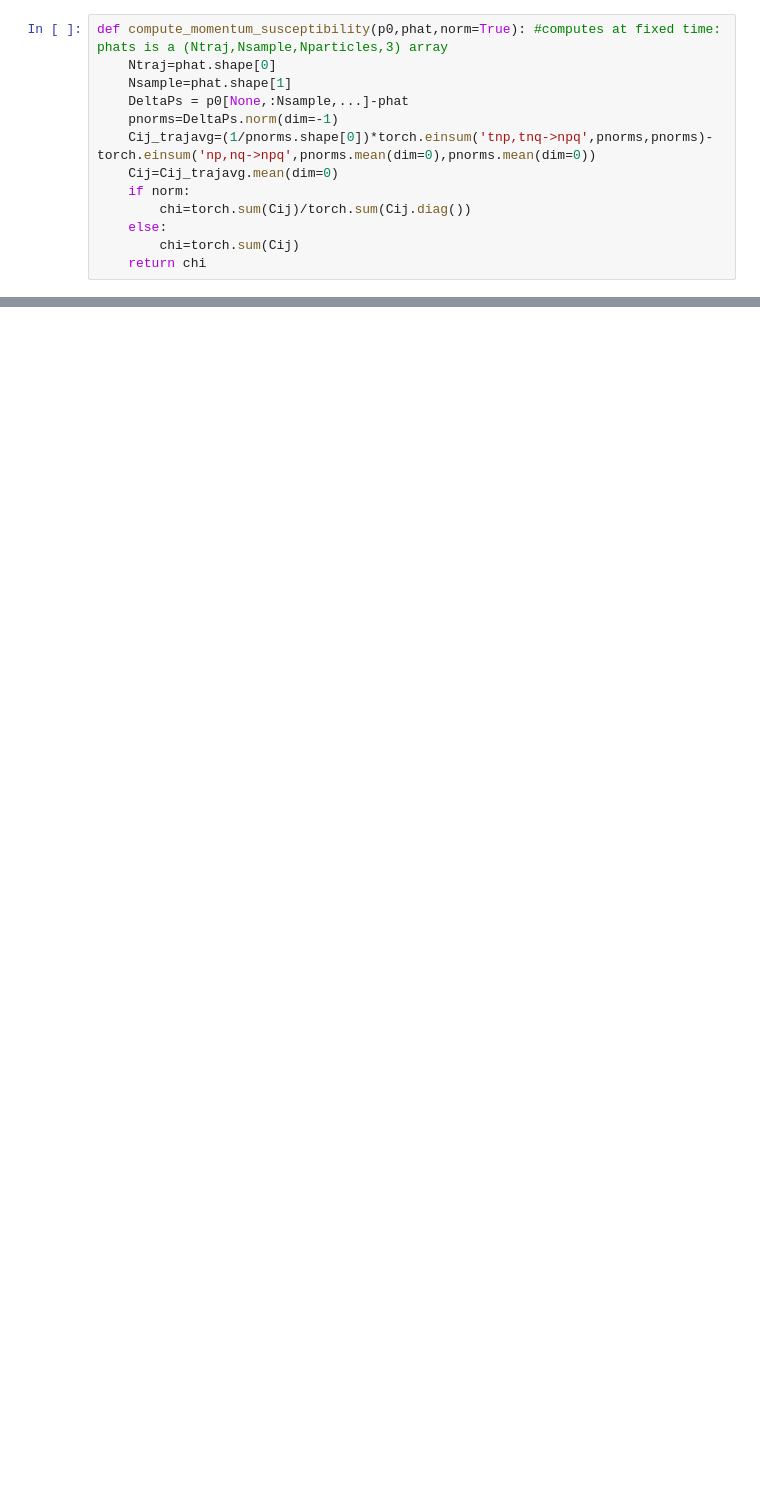
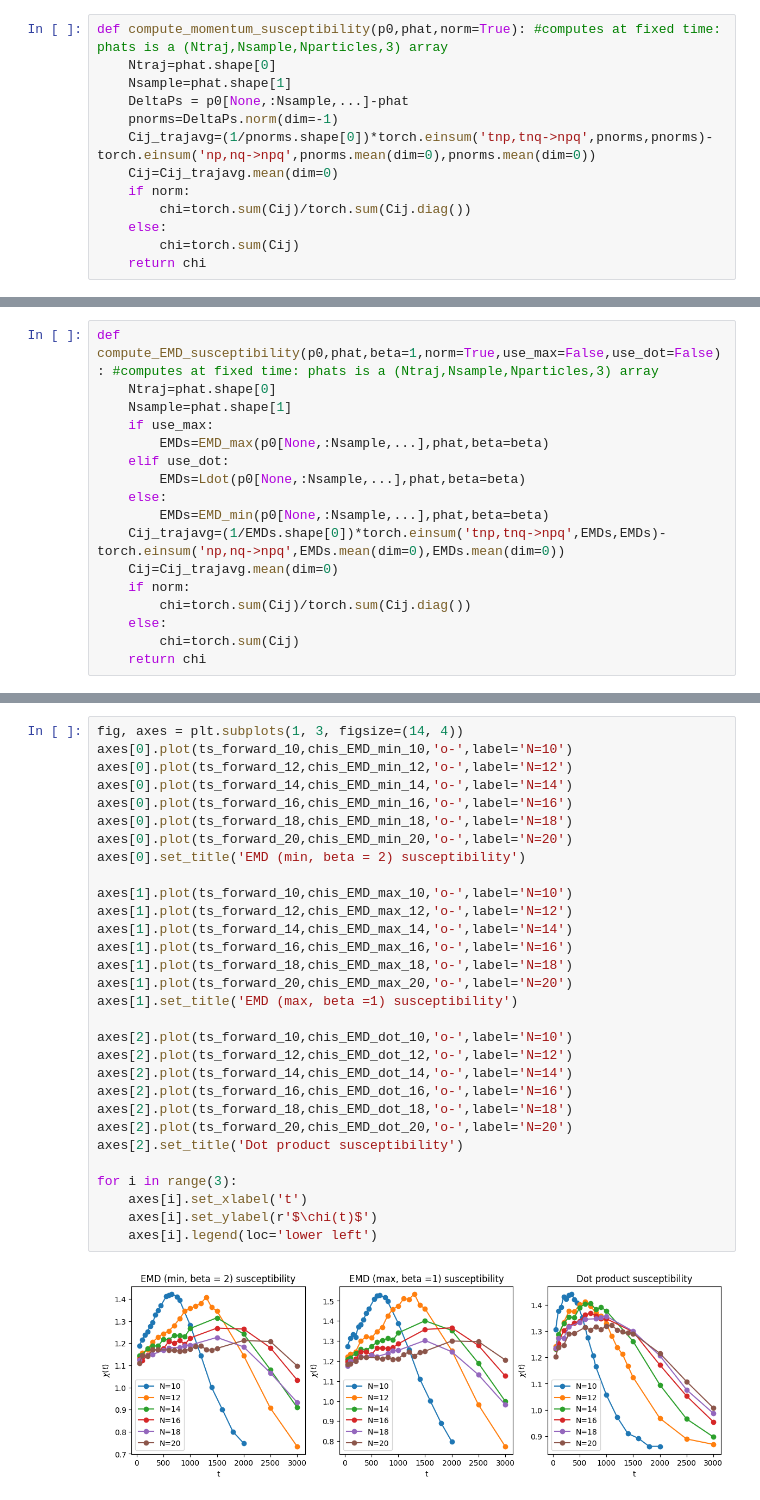
Before and after one commit to ykahn/JetInterpretabilityDiffusion, a Jupyter notebook: susceptibility_YK.ipynb, the cells around one changed output, grey strips where cells are left out. Cells and saved outputs as stored; diff of their text form; blank space fills up the shorter version.

```diff
--- a/susceptibility_YK.ipynb
+++ b/susceptibility_YK.ipynb
@@ -63,0 +217,17 @@ plt.legend(loc='upper right')
+# %%
+def compute_EMD_susceptibility(p0,phat,beta=1,norm=True,use_max=False,use_dot=False): #computes at fixed time: phats is a (Ntraj,Nsample,Nparticles,3) array
+    Ntraj=phat.shape[0]
+    Nsample=phat.shape[1]
+    if use_max:
+        EMDs=EMD_max(p0[None,:Nsample,...],phat,beta=beta)
+    elif use_dot:
+        EMDs=Ldot(p0[None,:Nsample,...],phat,beta=beta)
+    else:
+        EMDs=EMD_min(p0[None,:Nsample,...],phat,beta=beta)
+    Cij_trajavg=(1/EMDs.shape[0])*torch.einsum('tnp,tnq->npq',EMDs,EMDs)- torch.einsum('np,nq->npq',EMDs.mean(dim=0),EMDs.mean(dim=0))
+    Cij=Cij_trajavg.mean(dim=0)
+    if norm:
+        chi=torch.sum(Cij)/torch.sum(Cij.diag())
+    else:
+        chi=torch.sum(Cij)
+    return chi
@@ -63,0 +300,32 @@ plt.legend(loc='upper right')
+# %%
+fig, axes = plt.subplots(1, 3, figsize=(14, 4))
+axes[0].plot(ts_forward_10,chis_EMD_min_10,'o-',label='N=10')
+axes[0].plot(ts_forward_12,chis_EMD_min_12,'o-',label='N=12')
+axes[0].plot(ts_forward_14,chis_EMD_min_14,'o-',label='N=14')
+axes[0].plot(ts_forward_16,chis_EMD_min_16,'o-',label='N=16')
+axes[0].plot(ts_forward_18,chis_EMD_min_18,'o-',label='N=18')
+axes[0].plot(ts_forward_20,chis_EMD_min_20,'o-',label='N=20')
+axes[0].set_title('EMD (min, beta = 2) susceptibility')
+
+axes[1].plot(ts_forward_10,chis_EMD_max_10,'o-',label='N=10')
+axes[1].plot(ts_forward_12,chis_EMD_max_12,'o-',label='N=12')
+axes[1].plot(ts_forward_14,chis_EMD_max_14,'o-',label='N=14')
+axes[1].plot(ts_forward_16,chis_EMD_max_16,'o-',label='N=16')
+axes[1].plot(ts_forward_18,chis_EMD_max_18,'o-',label='N=18')
+axes[1].plot(ts_forward_20,chis_EMD_max_20,'o-',label='N=20')
+axes[1].set_title('EMD (max, beta =1) susceptibility')
+
+axes[2].plot(ts_forward_10,chis_EMD_dot_10,'o-',label='N=10')
+axes[2].plot(ts_forward_12,chis_EMD_dot_12,'o-',label='N=12')
+axes[2].plot(ts_forward_14,chis_EMD_dot_14,'o-',label='N=14')
+axes[2].plot(ts_forward_16,chis_EMD_dot_16,'o-',label='N=16')
+axes[2].plot(ts_forward_18,chis_EMD_dot_18,'o-',label='N=18')
+axes[2].plot(ts_forward_20,chis_EMD_dot_20,'o-',label='N=20')
+axes[2].set_title('Dot product susceptibility')
+
+for i in range(3):
+    axes[i].set_xlabel('t')
+    axes[i].set_ylabel(r'$\chi(t)$')
+    axes[i].legend(loc='lower left')
+# %% [output]
+[figure, added]
```
Also changed, not shown: parts of 37 cells of this notebook.
